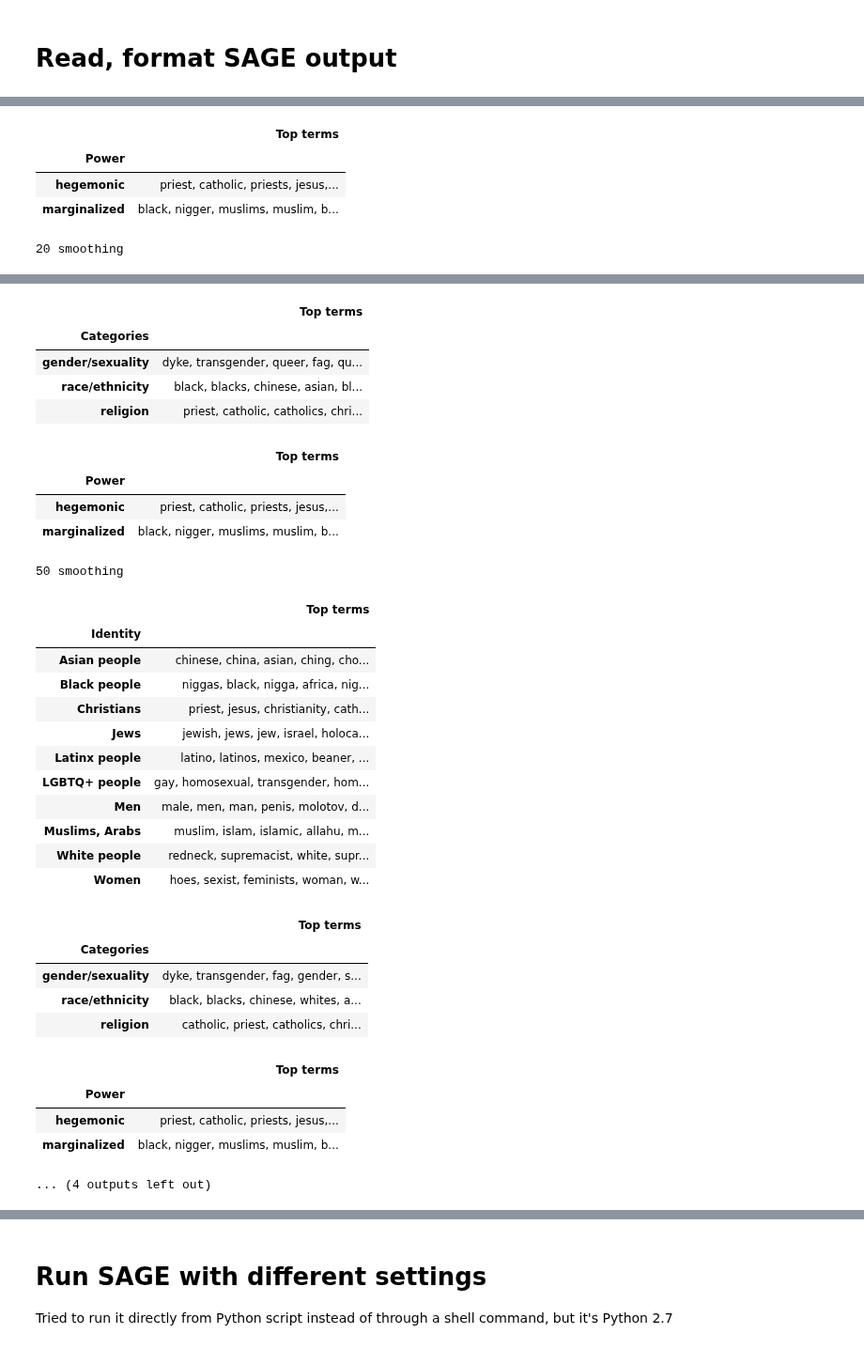
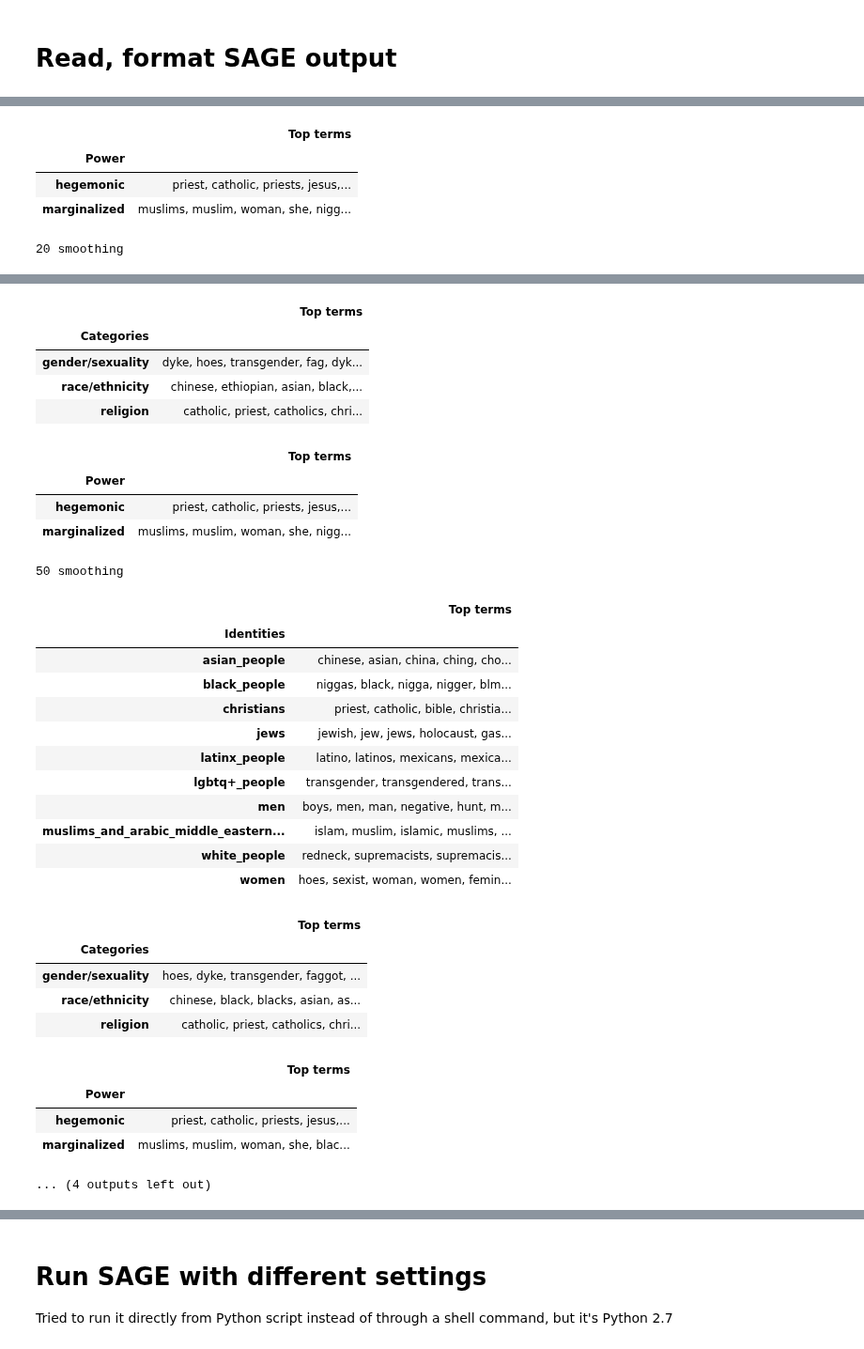
Before and after one commit to michaelmilleryoder/hate_speech_identities, a Jupyter notebook: jupyter/word_associations.ipynb, the cells around one changed output, grey strips where cells are left out. Shown at 94% size. Drawn from its saved outputs; the diff is of its cells as text; code cells hidden in the pictures.

```diff
--- a/jupyter/word_associations.ipynb
+++ b/jupyter/word_associations.ipynb
@@ -7,7 +7,7 @@ import os
 
 data_dirpath = '/home/mamille3/hegemonic_hate/data'
 # splits_fpath = os.path.join(data_dirpath, 'combined_identity_splits_kennedy2020+sbic+hatexplain+civilcomments_0.3hate.pkl')
-split_type = 'power'
+split_type = 'identities'
 splits_fpath = os.path.join(data_dirpath, f'combined_{split_type}_kennedy2020+sbic+hatexplain+civilcomments_0.3hate.pkl')
 with open(splits_fpath, 'rb') as f:
     corpora = pickle.load(f)
@@ -18,10 +18,10 @@ dict_keys([('hegemonic',), ('marginalized',)])
 # %%
 import pandas as pd
 
-split = ('hegemonic',)
-term = 'virgin'
+split = ('men',)
+term = 'title'
 data = pd.concat([corpora[split]['train'], corpora[split]['test']]).query('hate')
 data['text_lower'] = data.text.str.lower()
 selected = data[data.text_lower.str.contains(r'\b{}\b'.format(term))]
-selected.sample(min(len(selected), 20)).loc[:, ['text_lower', 'hate']]
+selected.sample(min(len(selected), 20)).loc[:, ['text_lower', 'hate', 'target_groups']]
 # %% [output]
@@ -62,7 +53,7 @@ nlp.add_pipe('sentencizer')
 data_dirpath = '/home/mamille3/hegemonic_hate/data'
 # splits_fpath = os.path.join(data_dirpath, 'combined_identity_splits_kennedy2020+sbic+hatexplain+civilcomments_0.3hate.pkl')
 
-split_types = ['identity', 'categories', 'power']
+split_types = ['identities', 'categories', 'power']
 for split_type in split_types:
     splits_fpath = os.path.join(data_dirpath, f'combined_{split_type}_kennedy2020+sbic+hatexplain+civilcomments_0.3hate.pkl')
     with open(splits_fpath, 'rb') as f:
@@ -96,7 +87,7 @@ for split_type in split_types:
         out_dirpath = os.path.join(data_dirpath, split_type)
         if not os.path.exists(out_dirpath):
             os.mkdir(out_dirpath)
-        outpath = os.path.join(out_dirpath, f'{re.sub(r"[ /,]", "_", split_transform.get(split, split))}_sents.txt')
+        outpath = os.path.join(out_dirpath, f'{re.sub(r"[ /,]", "_", split_transform.get(split, split[0]))}_sents.txt')
         with open(outpath, 'w') as f:
             for sent in processed:
                 f.write(f'{sent}\n')
@@ -107,7 +98,7 @@ import os
 import pandas as pd
 from IPython.display import display
 
-split_types = ['identity', 'categories', 'power']
+split_types = ['identities', 'categories', 'power']
 vocab_sizes = [3000] # [1000, 1500, 2000, 3000, 5000, 10000]
 smoothing_rates = [10, 20, 50, 100]
 for vocab_size in vocab_sizes:
@@ -158,6 +149,6 @@ for vocab_size in vocab_sizes:
 |  | Top terms |
 | Power |  |
 | hegemonic | priest, catholic, priests, jesus,... |
-| marginalized | black, nigger, muslims, muslim, b... |
+| marginalized | muslims, muslim, woman, she, nigg... |
 20 smoothing
 |  | Top terms |
@@ -175,34 +166,34 @@ for vocab_size in vocab_sizes:
 |  | Top terms |
 | Categories |  |
-| gender/sexuality | dyke, transgender, queer, fag, qu... |
-| race/ethnicity | black, blacks, chinese, asian, bl... |
-| religion | priest, catholic, catholics, chri... |
+| gender/sexuality | dyke, hoes, transgender, fag, dyk... |
+| race/ethnicity | chinese, ethiopian, asian, black,... |
+| religion | catholic, priest, catholics, chri... |
 |  | Top terms |
 | Power |  |
 | hegemonic | priest, catholic, priests, jesus,... |
-| marginalized | black, nigger, muslims, muslim, b... |
+| marginalized | muslims, muslim, woman, she, nigg... |
 50 smoothing
 |  | Top terms |
-| Identity |  |
-| Asian people | chinese, china, asian, ching, cho... |
-| Black people | niggas, black, nigga, africa, nig... |
-| Christians | priest, jesus, christianity, cath... |
-| Jews | jewish, jews, jew, israel, holoca... |
-| Latinx people | latino, latinos, mexico, beaner, ... |
-| LGBTQ+ people | gay, homosexual, transgender, hom... |
-| Men | male, men, man, penis, molotov, d... |
-| Muslims, Arabs | muslim, islam, islamic, allahu, m... |
-| White people | redneck, supremacist, white, supr... |
-| Women | hoes, sexist, feminists, woman, w... |
+| Identities |  |
+| asian_people | chinese, asian, china, ching, cho... |
+| black_people | niggas, black, nigga, nigger, blm... |
+| christians | priest, catholic, bible, christia... |
+| jews | jewish, jew, jews, holocaust, gas... |
+| latinx_people | latino, latinos, mexicans, mexica... |
+| lgbtq+_people | transgender, transgendered, trans... |
+| men | boys, men, man, negative, hunt, m... |
+| muslims_and_arabic_middle_eastern... | islam, muslim, islamic, muslims, ... |
+| white_people | redneck, supremacists, supremacis... |
+| women | hoes, sexist, woman, women, femin... |
 |  | Top terms |
 | Categories |  |
-| gender/sexuality | dyke, transgender, fag, gender, s... |
-| race/ethnicity | black, blacks, chinese, whites, a... |
+| gender/sexuality | hoes, dyke, transgender, faggot, ... |
+| race/ethnicity | chinese, black, blacks, asian, as... |
 | religion | catholic, priest, catholics, chri... |
 |  | Top terms |
 | Power |  |
 | hegemonic | priest, catholic, priests, jesus,... |
-| marginalized | black, nigger, muslims, muslim, b... |
+| marginalized | muslims, muslim, woman, she, blac... |
 ... (4 outputs left out)
 # %%
 # Just look at an individual run's output
```
Also changed, not shown: parts of 4 cells of this notebook, 2 other files.
